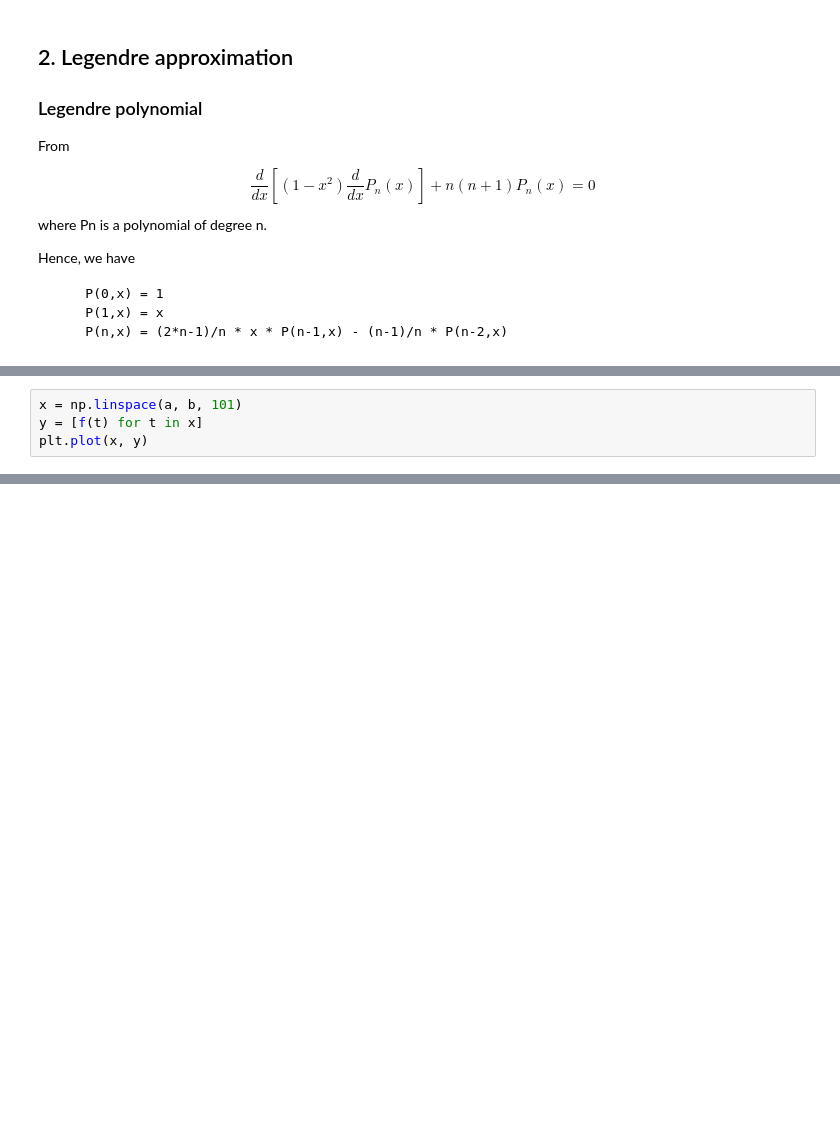
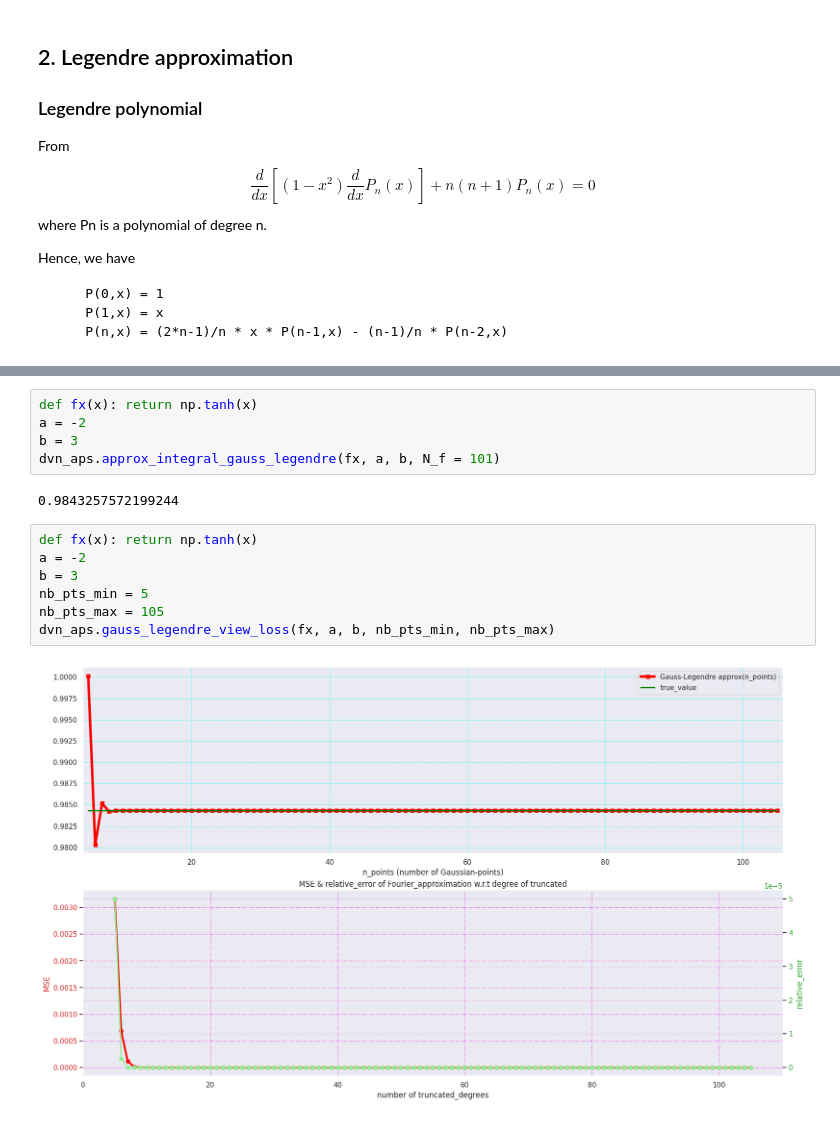
Before and after one commit to NhanDoV/crap-caculus, a Jupyter notebook: series_and_approximation/integration_approx.ipynb, the cells around one changed output, grey strips where cells are left out. Saved outputs shown, nothing was run; the diff lists cells and outputs as text; blank space fills up the shorter version.

```diff
--- a/series_and_approximation/integration_approx.ipynb
+++ b/series_and_approximation/integration_approx.ipynb
@@ -140,4 +114,0 @@ Gaussian integral:  4.141602721115907
-# %%
-x = np.linspace(a, b, 101)
-y = [f(t) for t in x]
-plt.plot(x, y)
@@ -146,0 +119,16 @@ plt.plot(x, y)
+# %%
+def fx(x): return np.tanh(x)
+a = -2
+b = 3
+dvn_aps.approx_integral_gauss_legendre(fx, a, b, N_f = 101)
+# %% [output]
+0.9843257572199244
+# %%
+def fx(x): return np.tanh(x)
+a = -2
+b = 3
+nb_pts_min = 5
+nb_pts_max = 105
+dvn_aps.gauss_legendre_view_loss(fx, a, b, nb_pts_min, nb_pts_max)
+# %% [output]
+[figure, added]
```
Also changed, not shown: parts of 11 cells of this notebook.
